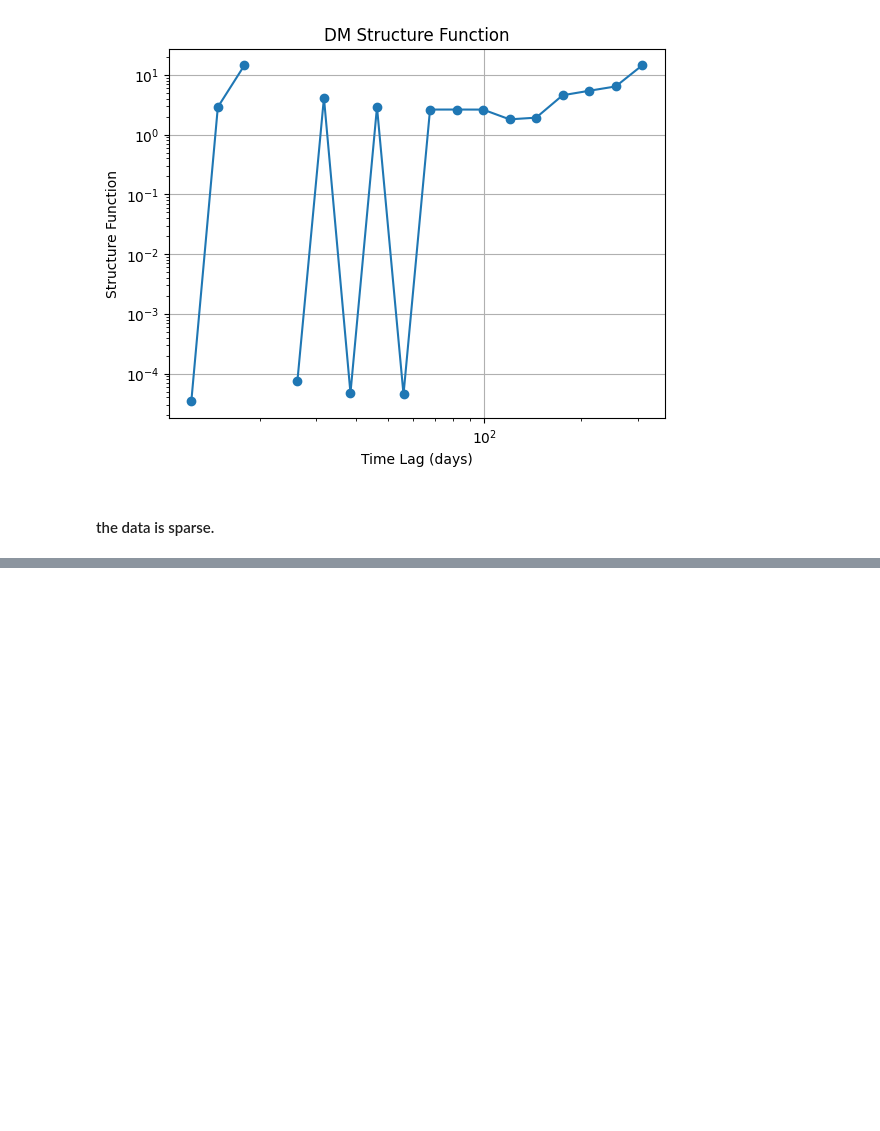
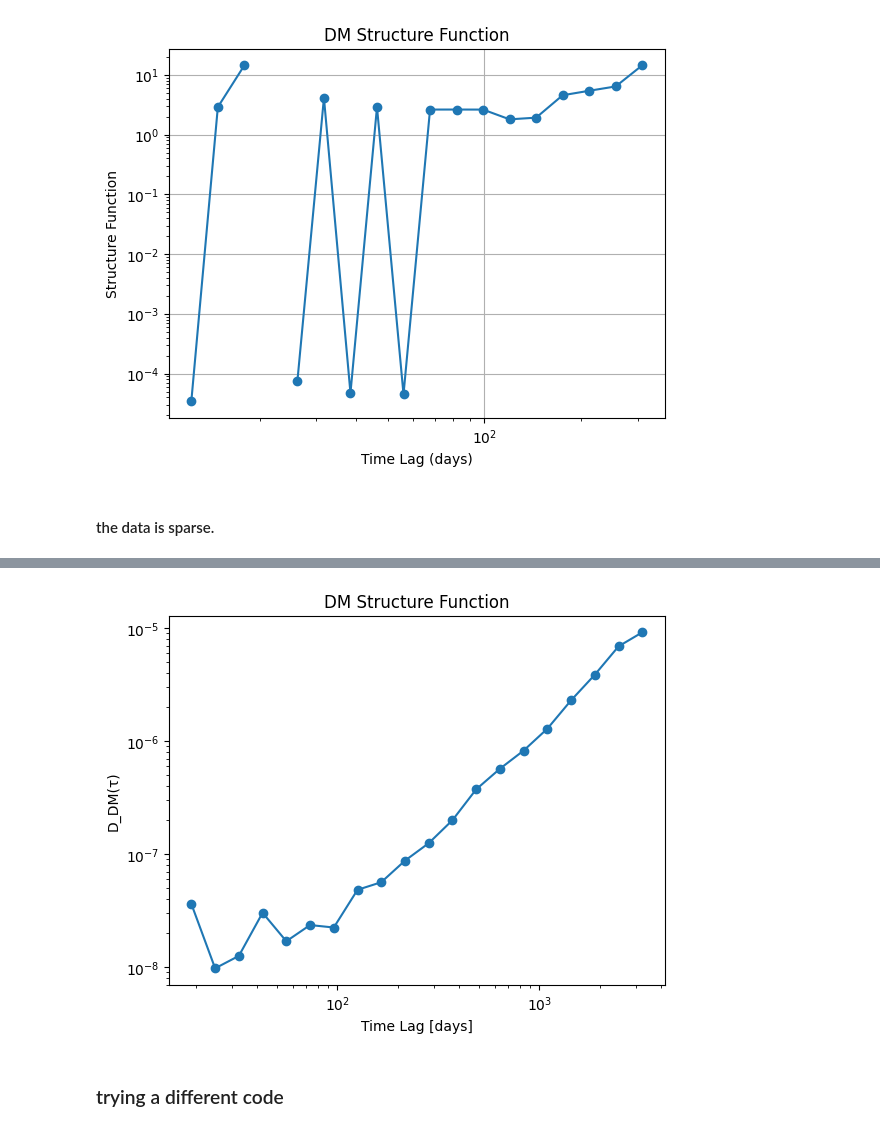
Before and after one commit to sonjaove/random-progs, a Jupyter notebook: corr.ipynb, the cells around one changed output, grey strips where cells are left out. Saved outputs shown, nothing was run; the diff lists cells and outputs as text; code cells hidden in the pictures; blank space fills up the shorter version.

```diff
--- a/corr.ipynb
+++ b/corr.ipynb
@@ -549,0 +695,36 @@ plt.show()
+# %%
+import numpy as np
+
+def compute_structure_function(times, dm_values, nbins=30):
+    times = np.array(times)
+    dm_values = np.array(dm_values)
+
+    # define log-spaced bins between min and max lag
+    max_lag = times[-1] - times[0]
+    lags = np.logspace(0.1, np.log10(max_lag), nbins)
+
+    sf = []
+    for tau in lags:
+        diffs = []
+        for i in range(len(times)):
+            for j in range(i+1, len(times)):
+                dt = abs(times[j] - times[i])
+                # allow ~10% tolerance around tau
+                if (0.9*tau <= dt <= 1.1*tau):
+                    diffs.append((dm_values[j] - dm_values[i])**2)
+        sf.append(np.mean(diffs) if diffs else np.nan)
+
+    return lags, np.array(sf)
+# %%
+lags, sf = compute_structure_function(epochs, dm_values)
+
+import matplotlib.pyplot as plt
+plt.loglog(lags, sf, 'o-')
+plt.xlabel("Time Lag [days]")
+plt.ylabel("D_DM(τ)")
+plt.title("DM Structure Function")
+plt.show()
+# %% [output]
+[figure, added]
+# %% [markdown]
+### trying a different code
```
Also changed, not shown: parts of 6 cells of this notebook.
